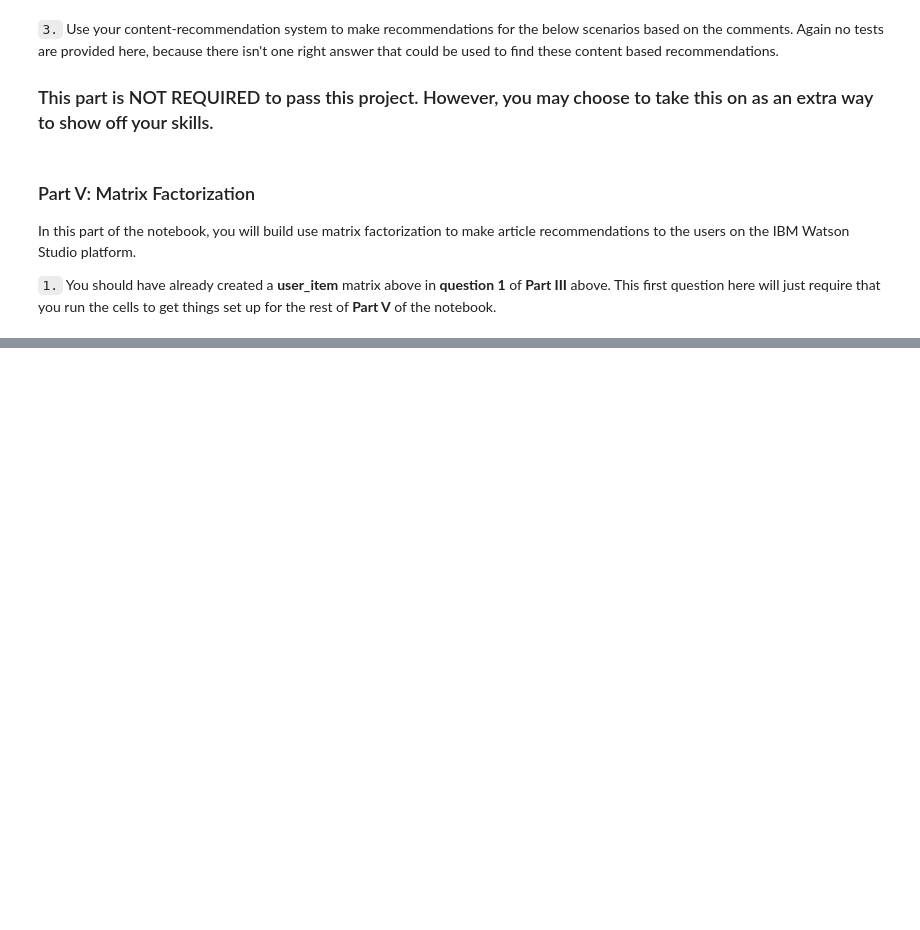
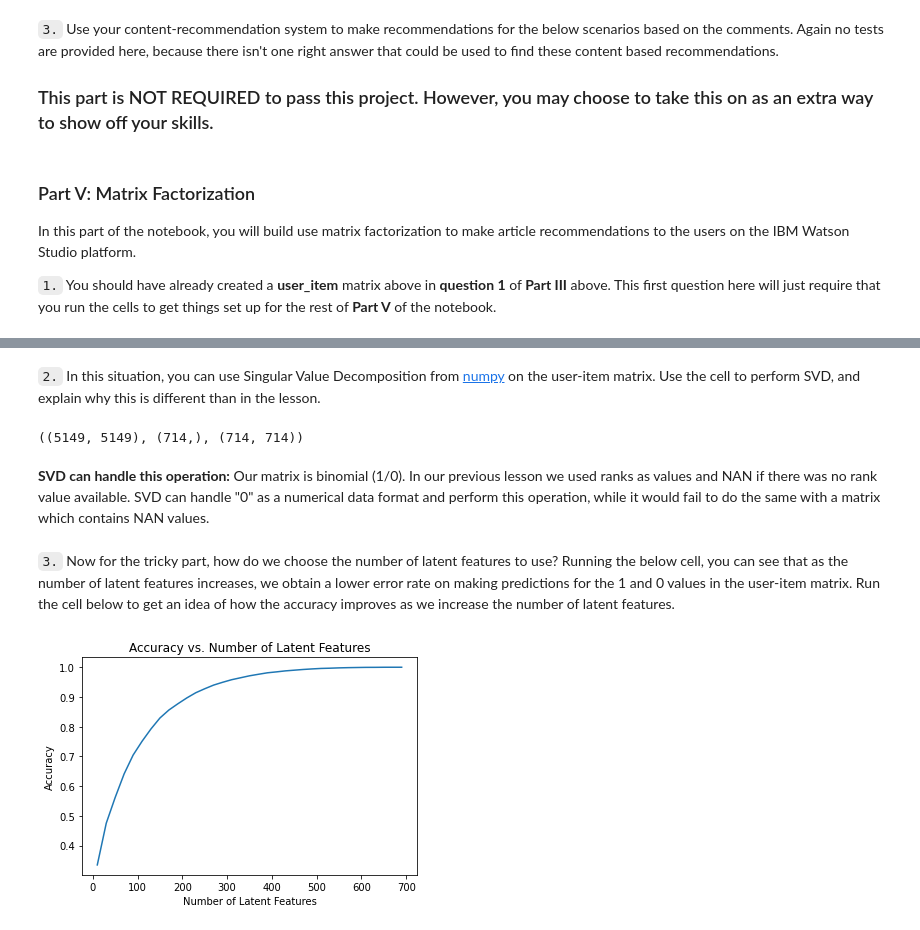
Before and after one commit to LarsTinnefeld/Recommendations_with_IBM, a Jupyter notebook: recomm_with_ibm.ipynb, the cells around one changed output, grey strips where cells are left out. Saved outputs shown, nothing was run; the diff lists cells and outputs as text; code cells hidden in the pictures; blank space fills up the shorter version.

Commit message:
Matrix Factorization
Type: Code

Started Matrix Factorization

```diff
--- a/recomm_with_ibm.ipynb
+++ b/recomm_with_ibm.ipynb
@@ -1013,0 +1024,39 @@ FileNotFoundError: [Errno 2] No such file or directory: 'user_item_matrix.p'
+# %% [markdown]
+`2.` In this situation, you can use Singular Value Decomposition from [numpy](https://docs.scipy.org/doc/numpy-1.14.0/reference/generated/numpy.linalg.svd.html) on the user-item matrix.  Use the cell to perform SVD, and explain why this is different than in the lesson.
+# %%
+# Perform SVD on the User-Item Matrix Here
+
+u, s, vt = np.linalg.svd(user_item_matrix, full_matrices=True) # use the built in to get the three matrices
+# %%
+u.shape, s.shape, vt.shape
+# %% [output]
+((5149, 5149), (714,), (714, 714))
+# %% [markdown]
+**SVD can handle this operation:** Our matrix is binomial (1/0). In our previous lesson we used ranks as values and NAN if there was no rank value available. SVD can handle "0" as a numerical data format and perform this operation, while it would fail to do the same with a matrix which contains NAN values.
+# %% [markdown]
+`3.` Now for the tricky part, how do we choose the number of latent features to use?  Running the below cell, you can see that as the number of latent features increases, we obtain a lower error rate on making predictions for the 1 and 0 values in the user-item matrix.  Run the cell below to get an idea of how the accuracy improves as we increase the number of latent features.
+# %%
+num_latent_feats = np.arange(10,700+10,20)
+sum_errs = []
+
+for k in num_latent_feats:
+    # restructure with k latent features
+    s_new, u_new, vt_new = np.diag(s[:k]), u[:, :k], vt[:k, :]
+
+    # take dot product
+    user_item_est = np.around(np.dot(np.dot(u_new, s_new), vt_new))
+
+    # compute error for each prediction to actual value
+    diffs = np.subtract(user_item_matrix, user_item_est)
+
+    # total errors and keep track of them
+    err = np.sum(np.sum(np.abs(diffs)))
+    sum_errs.append(err)
+
+
+plt.plot(num_latent_feats, 1 - np.array(sum_errs)/df.shape[0]);
+plt.xlabel('Number of Latent Features');
+plt.ylabel('Accuracy');
+plt.title('Accuracy vs. Number of Latent Features');
+# %% [output]
+[figure, added]
```
Also changed, not shown: parts of 3 cells of this notebook, 1 other file.
